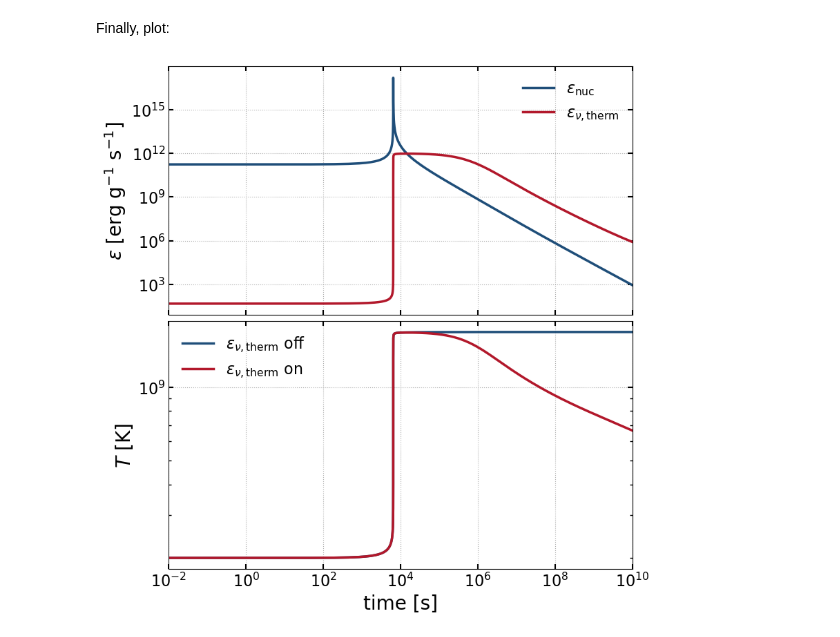
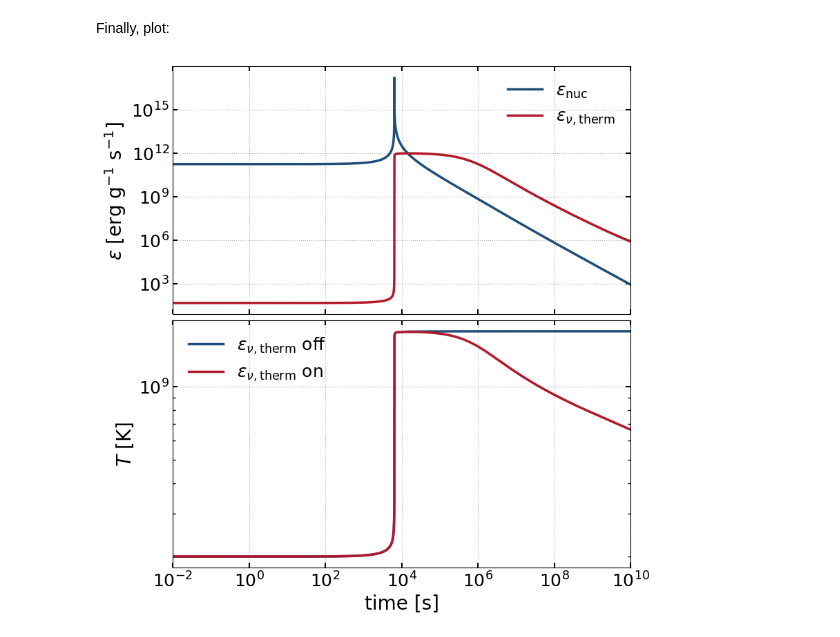
Before and after one commit to pynucastro/pynucastro3.0-paper-notebooks, a Jupyter notebook: neutrino_cooling/neutrino-cooling.ipynb, the cells around one changed output. Saved outputs shown, nothing was run; the diff lists cells and outputs as text; code cells hidden in the pictures.

```diff
--- a/neutrino_cooling/neutrino-cooling.ipynb
+++ b/neutrino_cooling/neutrino-cooling.ipynb
@@ -11,7 +11,7 @@ import pynucastro as pyna
 from pynucastro.neutrino_cooling import sneut5
 # %%
 import matplotlib.pyplot as plt
-SMALL_SIZE = 16
+SMALL_SIZE = 18
 MEDIUM_SIZE = 20
 BIGGER_SIZE = 22
 MAJOR_TICK_SIZE = 5
@@ -90,10 +90,6 @@ eps_nu = np.array(eps_nu)
 # %% [markdown]
 Finally, plot:
 # %%
-FS_LABEL = 13
-FS_TICK = 12
-FS_LEGEND = 11
-
 c_nuc = "#1f4e79"
 c_nu = "#b2182b"
 
@@ -115,33 +111,33 @@ mask_no_cooling = sol_no_cooling.t > 0.0
 
 ax2.loglog(
     sol_no_cooling.t[mask_no_cooling],
     sol_no_cooling.Temp[mask_no_cooling],
     color=c_nuc,
     label=r"$\epsilon_{\nu,\mathrm{therm}}$ off",
 )
 ax2.loglog(
     sol_cooling.t[mask_cooling],
     sol_cooling.Temp[mask_cooling],
     color=c_nu,
     label=r"$\epsilon_{\nu,\mathrm{therm}}$ on",
 )
 
 ax2.set_xlabel("time [s]")
 ax2.set_ylabel(r"$T$ [K]")
 ax2.legend(frameon=False)
 ax2.grid(ls=":")
 
 for ax in (ax1, ax2):
     ax.minorticks_on()
     ax.tick_params(top=True, bottom=True,
                   left=True, right=True,
                   direction="in", which="both")
 
 ax1.set_xlim(1.e-2, 1.e10)
 ax2.set_xlim(1.e-2, 1.e10)
 
 plt.show()
 # %% [output]
-[figure, old version]
+[figure, new version]
 # %%
 fig.savefig("neutrino-cooling.pdf", bbox_inches="tight", format="pdf")
```
